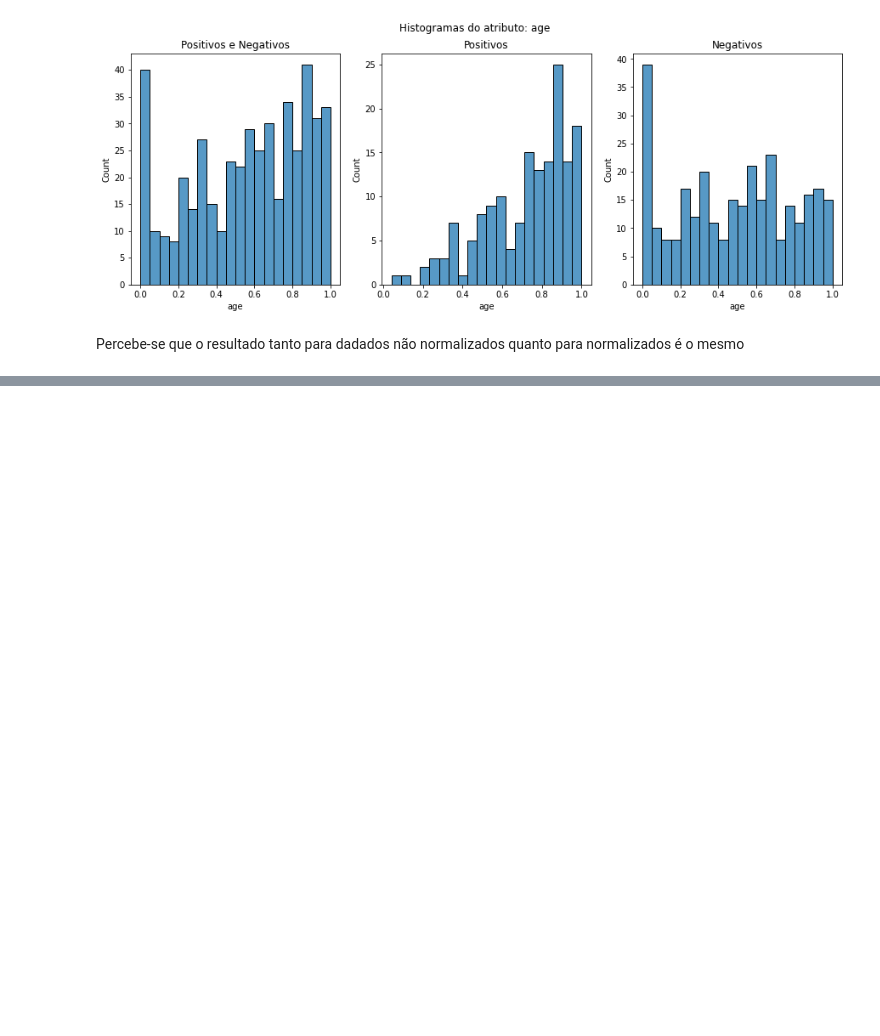
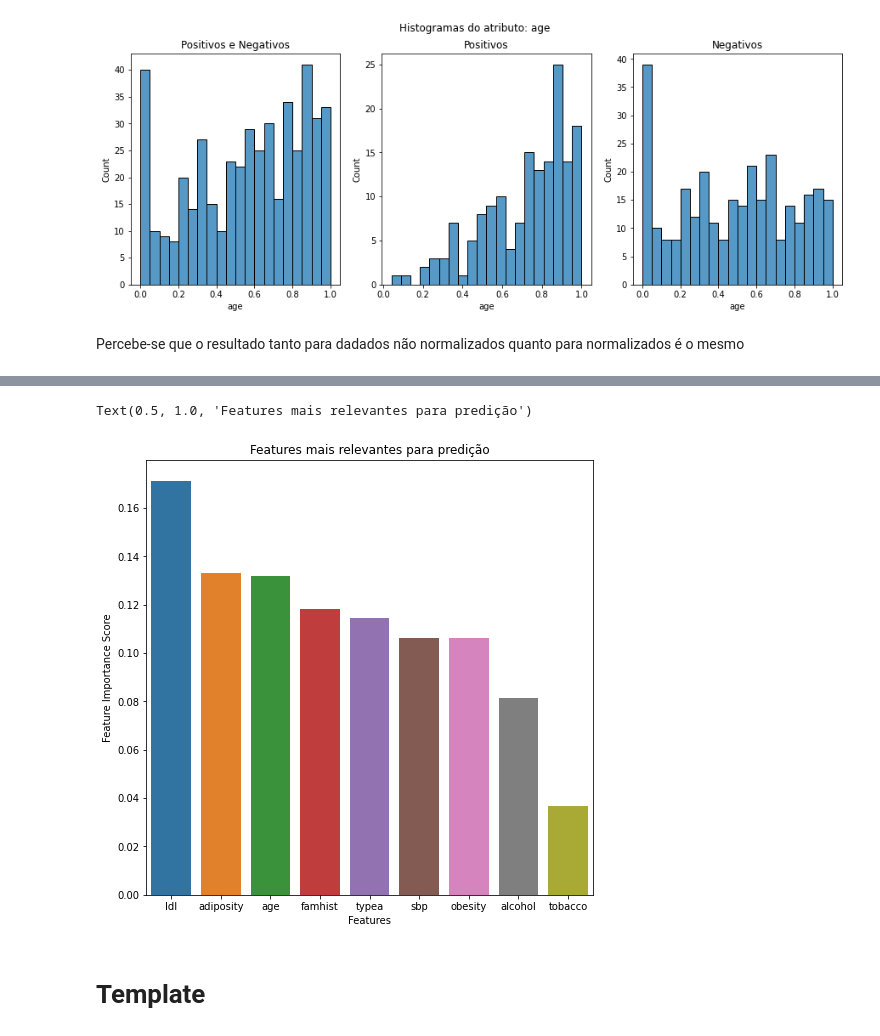
Before and after one commit to GuiCoelhoDev/CoronaryDisease_Analysis, a Jupyter notebook: Projeto1_160123046.ipynb, the cells around one changed output, grey strips where cells are left out. Saved outputs shown, nothing was run; the diff lists cells and outputs as text; code cells hidden in the pictures; blank space fills up the shorter version.

```diff
--- a/Projeto1_160123046.ipynb
+++ b/Projeto1_160123046.ipynb
@@ -197,0 +311,29 @@ print(type_of_print)
+# %%
+from sklearn.model_selection import train_test_split # for splitting the data into train and test samples
+
+# é isto aqui o responsável
+X=df_not_preprocessed[['sbp','famhist','tobacco','ldl','adiposity','typea','obesity','alcohol','age']]
+y=df_not_preprocessed['chd'].values
+
+X_train, X_test, y_train, y_test = train_test_split(X, y, test_size=0.1, random_state=0)
+
+clf = RandomForestClassifier(n_estimators=100, max_features=3)
+
+clf.fit(X_train,y_train)
+
+feature_names = df.drop(['chd'], axis=1).keys()
+
+
+feature_imp = pd.Series(clf.feature_importances_, index=feature_names).sort_values(ascending=False)
+feature_imp
+
+plt.figure(figsize=(8,8))
+sns.barplot(x=feature_imp.index, y=feature_imp)
+plt.xlabel('Features')
+plt.ylabel('Feature Importance Score')
+plt.title("Features mais relevantes para predição")
+# %% [output]
+Text(0.5, 1.0, 'Features mais relevantes para predição')
+[figure, added]
+# %% [markdown]
+# Template
```
Also changed, not shown: parts of 14 cells of this notebook.
